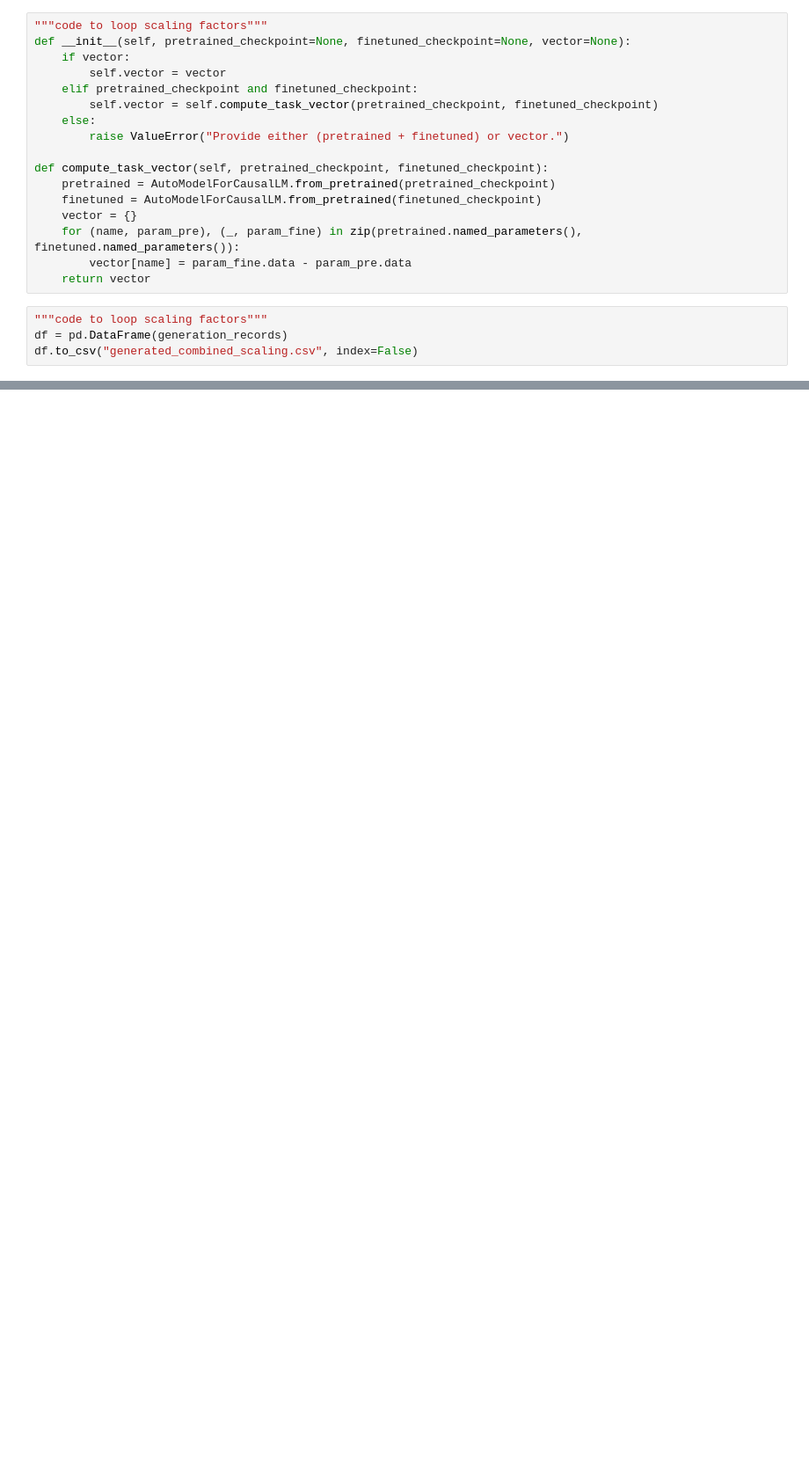
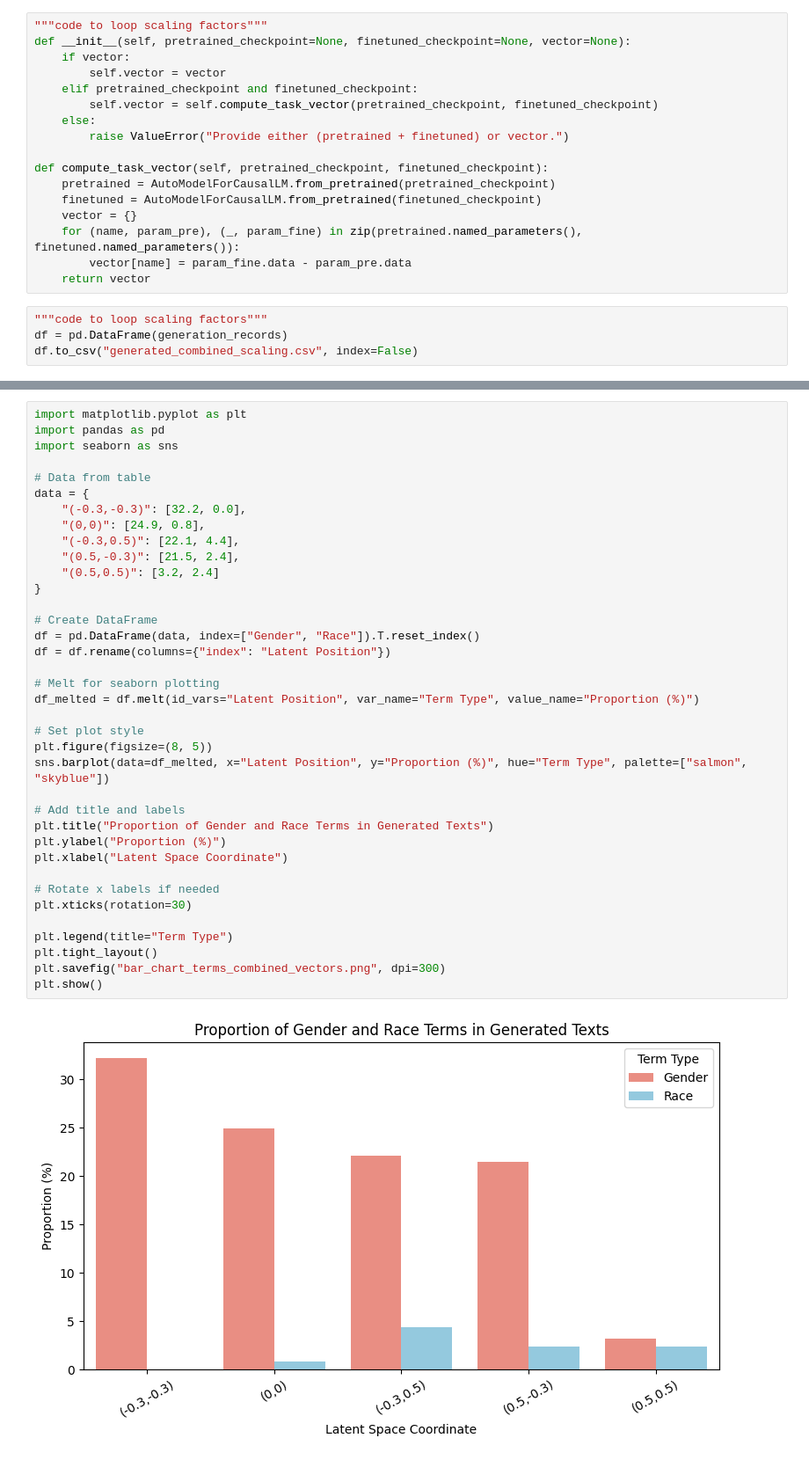
Before and after one commit to VelanderA/Thesis-2025, a Jupyter notebook: extend_experiment/2vector_experiment.ipynb, the cells around one changed output, grey strips where cells are left out. Shown at 88% size. Drawn from its saved outputs; the diff is of its cells as text; blank space fills up the shorter version.

```diff
--- a/extend_experiment/2vector_experiment.ipynb
+++ b/extend_experiment/2vector_experiment.ipynb
@@ -705,0 +751,39 @@ df.to_csv("generated_combined_scaling.csv", index=False)
+# %%
+import matplotlib.pyplot as plt
+import pandas as pd
+import seaborn as sns
+
+# Data from table
+data = {
+    "(-0.3,-0.3)": [32.2, 0.0],
+    "(0,0)": [24.9, 0.8],
+    "(-0.3,0.5)": [22.1, 4.4],
+    "(0.5,-0.3)": [21.5, 2.4],
+    "(0.5,0.5)": [3.2, 2.4]
+}
+
+# Create DataFrame
+df = pd.DataFrame(data, index=["Gender", "Race"]).T.reset_index()
+df = df.rename(columns={"index": "Latent Position"})
+
+# Melt for seaborn plotting
+df_melted = df.melt(id_vars="Latent Position", var_name="Term Type", value_name="Proportion (%)")
+
+# Set plot style
+plt.figure(figsize=(8, 5))
+sns.barplot(data=df_melted, x="Latent Position", y="Proportion (%)", hue="Term Type", palette=["salmon", "skyblue"])
+
+# Add title and labels
+plt.title("Proportion of Gender and Race Terms in Generated Texts")
+plt.ylabel("Proportion (%)")
+plt.xlabel("Latent Space Coordinate")
+
+# Rotate x labels if needed
+plt.xticks(rotation=30)
+
+plt.legend(title="Term Type")
+plt.tight_layout()
+plt.savefig("bar_chart_terms_combined_vectors.png", dpi=300)
+plt.show()
+# %% [output]
+[figure, added]
```
Also changed, not shown: parts of 1 cell of this notebook, 15 other files.
